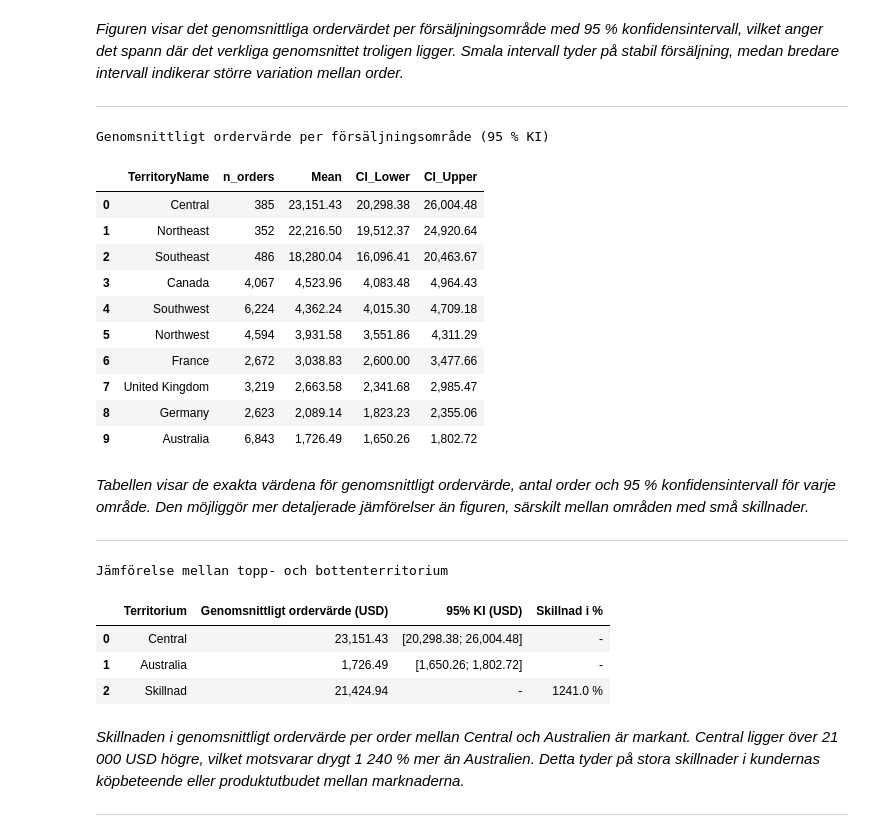
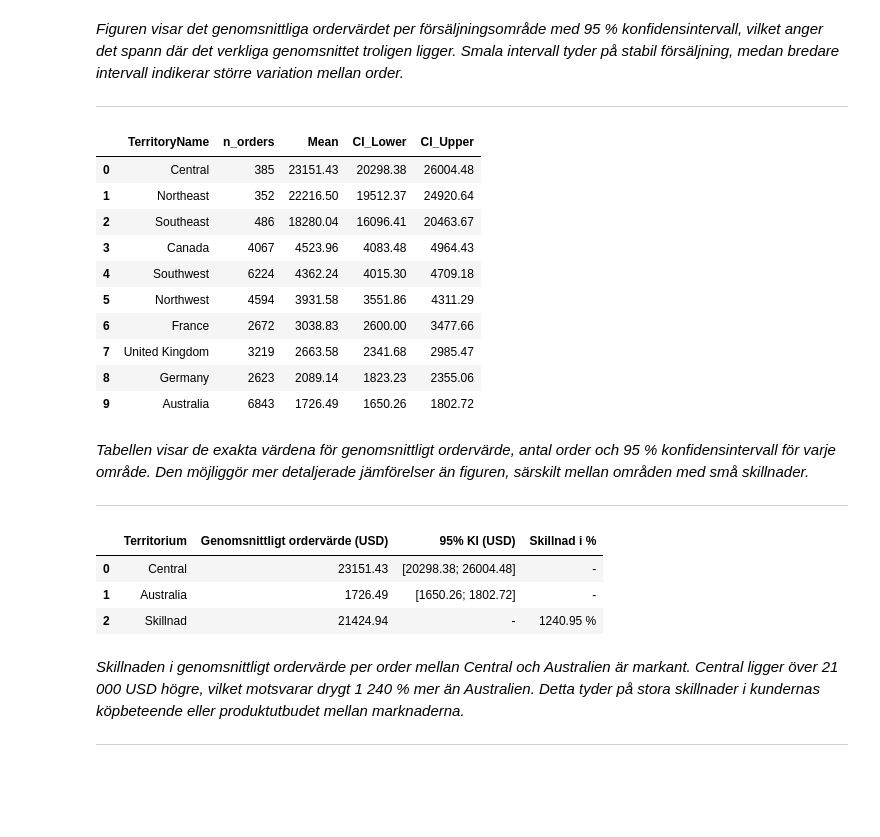
Before and after one commit to lencemajzovska/sql-adventureworks2022, a Jupyter notebook: kunskapskontroll.ipynb, the cells around one changed output. Cells and saved outputs as stored; diff of their text form; code cells hidden in the pictures; blank space fills up the shorter version.

```diff
--- a/kunskapskontroll.ipynb
+++ b/kunskapskontroll.ipynb
@@ -275,43 +275,37 @@ plt.show()
 
 ---
 # %%
-# Förbereder och visar tabell över genomsnittligt ordervärde per försäljningsområde med formatering och färgskala
+# Förbereder och visar enkel tabell över genomsnittligt ordervärde per försäljningsområde
 summary_display = summary.reset_index() if "TerritoryName" not in summary.columns else summary.copy()
 
 # Byt namn på kolumnen 'MeanOrderValue' till 'Mean' för enhetlig visning
 if "MeanOrderValue" in summary_display.columns:
     summary_display = summary_display.rename(columns={"MeanOrderValue": "Mean"})
 
-# Visa tabellen med formatering och stil
-display(
-    summary_display.style.format({
-        "Mean": "{:,.2f}",
-        "CI_Lower": "{:,.2f}",
-        "CI_Upper": "{:,.2f}",
-        "n_orders": "{:,}"
-    })
-    .background_gradient(cmap="Blues", subset=["Mean"])
-    .set_caption("Genomsnittligt ordervärde per försäljningsområde (95 % KI)")
-)
+# Avrunda alla numeriska kolumner till max 2 decimaler
+numeric_cols = summary_display.select_dtypes(include=["float", "int"]).columns
+summary_display[numeric_cols] = summary_display[numeric_cols].round(2)
+
+# Visa tabellen som en enkel DataFrame
+display(summary_display)
 # %% [output]
-Genomsnittligt ordervärde per försäljningsområde (95 % KI)
 |  | TerritoryName | n_orders | Mean | CI_Lower | CI_Upper |
-| 0 | Central | 385 | 23,151.43 | 20,298.38 | 26,004.48 |
-| 1 | Northeast | 352 | 22,216.50 | 19,512.37 | 24,920.64 |
-| 2 | Southeast | 486 | 18,280.04 | 16,096.41 | 20,463.67 |
-| 3 | Canada | 4,067 | 4,523.96 | 4,083.48 | 4,964.43 |
-| 4 | Southwest | 6,224 | 4,362.24 | 4,015.30 | 4,709.18 |
-| 5 | Northwest | 4,594 | 3,931.58 | 3,551.86 | 4,311.29 |
-| 6 | France | 2,672 | 3,038.83 | 2,600.00 | 3,477.66 |
-| 7 | United Kingdom | 3,219 | 2,663.58 | 2,341.68 | 2,985.47 |
-| 8 | Germany | 2,623 | 2,089.14 | 1,823.23 | 2,355.06 |
-| 9 | Australia | 6,843 | 1,726.49 | 1,650.26 | 1,802.72 |
+| 0 | Central | 385 | 23151.43 | 20298.38 | 26004.48 |
+| 1 | Northeast | 352 | 22216.50 | 19512.37 | 24920.64 |
+| 2 | Southeast | 486 | 18280.04 | 16096.41 | 20463.67 |
+| 3 | Canada | 4067 | 4523.96 | 4083.48 | 4964.43 |
+| 4 | Southwest | 6224 | 4362.24 | 4015.30 | 4709.18 |
+| 5 | Northwest | 4594 | 3931.58 | 3551.86 | 4311.29 |
+| 6 | France | 2672 | 3038.83 | 2600.00 | 3477.66 |
+| 7 | United Kingdom | 3219 | 2663.58 | 2341.68 | 2985.47 |
+| 8 | Germany | 2623 | 2089.14 | 1823.23 | 2355.06 |
+| 9 | Australia | 6843 | 1726.49 | 1650.26 | 1802.72 |
 # %% [markdown]
 *Tabellen visar de exakta värdena för genomsnittligt ordervärde, antal order och 95 % konfidensintervall för varje område. Den möjliggör mer detaljerade jämförelser än figuren, särskilt mellan områden med små skillnader.*
 
 ---
 # %%
-# Skapar tabell som jämför topp- och bottenterritorium utifrån genomsnittligt ordervärde, 95 % KI och procentuell skillnad
+# Skapar tabell som jämför topp- och bottenterritorium utan formatering
 s = summary.reset_index() if "TerritoryName" not in summary.columns else summary.copy()
 mean_col = "Mean" if "Mean" in s.columns else "MeanOrderValue"
 s = s.sort_values(mean_col, ascending=False)
@@ -324,26 +318,23 @@ comparison_df = pd.DataFrame({
     "Territorium": [top_row["TerritoryName"], bot_row["TerritoryName"], "Skillnad"],
     "Genomsnittligt ordervärde (USD)": [top_row[mean_col], bot_row[mean_col], diff_abs],
     "95% KI (USD)": [
-        f"[{top_row['CI_Lower']:,.2f}; {top_row['CI_Upper']:,.2f}]",
-        f"[{bot_row['CI_Lower']:,.2f}; {bot_row['CI_Upper']:,.2f}]",
+        f"[{top_row['CI_Lower']:.2f}; {top_row['CI_Upper']:.2f}]",
+        f"[{bot_row['CI_Lower']:.2f}; {bot_row['CI_Upper']:.2f}]",
         "-"
     ],
-    "Skillnad i %": ["-", "-", f"{diff_pct:.1f} %"]
+    "Skillnad i %": ["-", "-", f"{diff_pct:.2f} %"]
 })
 
-# Visar tabellen med formatering och färgskala
-display(
-    comparison_df.style
-        .format({"Genomsnittligt ordervärde (USD)": "{:,.2f}"})
-        .background_gradient(cmap="Blues", subset=["Genomsnittligt ordervärde (USD)"])
-        .set_caption("Jämförelse mellan topp- och bottenterritorium")
-)
+# Avrunda numeriska värden till max 2 decimaler
+numeric_cols = comparison_df.select_dtypes(include=["float", "int"]).columns
+comparison_df[numeric_cols] = comparison_df[numeric_cols].round(2)
+
+display(comparison_df)
 # %% [output]
-Jämförelse mellan topp- och bottenterritorium
 |  | Territorium | Genomsnittligt ordervärde (USD) | 95% KI (USD) | Skillnad i % |
-| 0 | Central | 23,151.43 | [20,298.38; 26,004.48] | - |
-| 1 | Australia | 1,726.49 | [1,650.26; 1,802.72] | - |
-| 2 | Skillnad | 21,424.94 | - | 1241.0 % |
+| 0 | Central | 23151.43 | [20298.38; 26004.48] | - |
+| 1 | Australia | 1726.49 | [1650.26; 1802.72] | - |
+| 2 | Skillnad | 21424.94 | - | 1240.95 % |
 # %% [markdown]
 
 *Skillnaden i genomsnittligt ordervärde per order mellan Central och Australien är markant. Central ligger över 21 000 USD högre, vilket motsvarar drygt 1 240 % mer än Australien. Detta tyder på stora skillnader i kundernas köpbeteende eller produktutbudet mellan marknaderna.*
```
